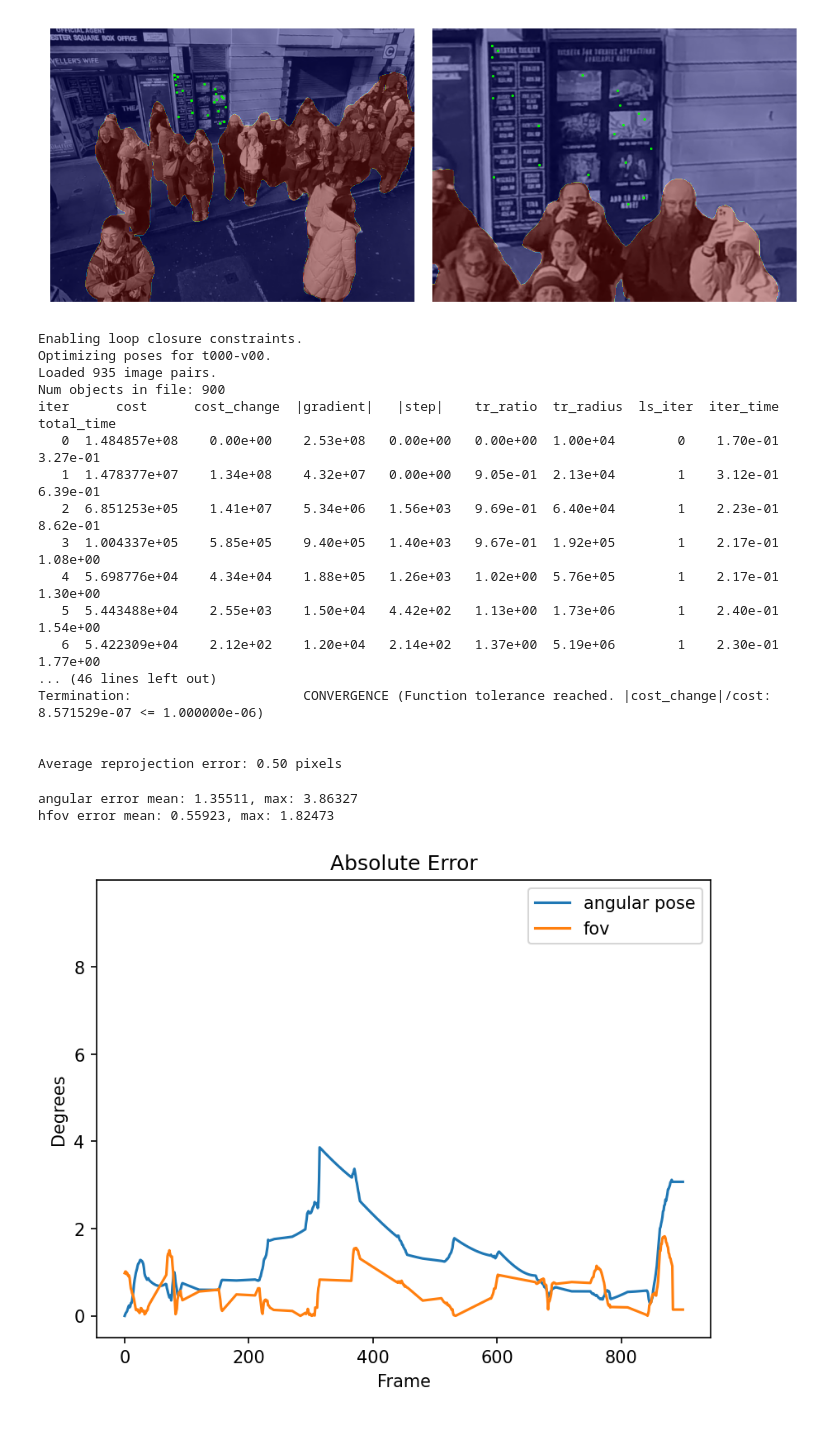
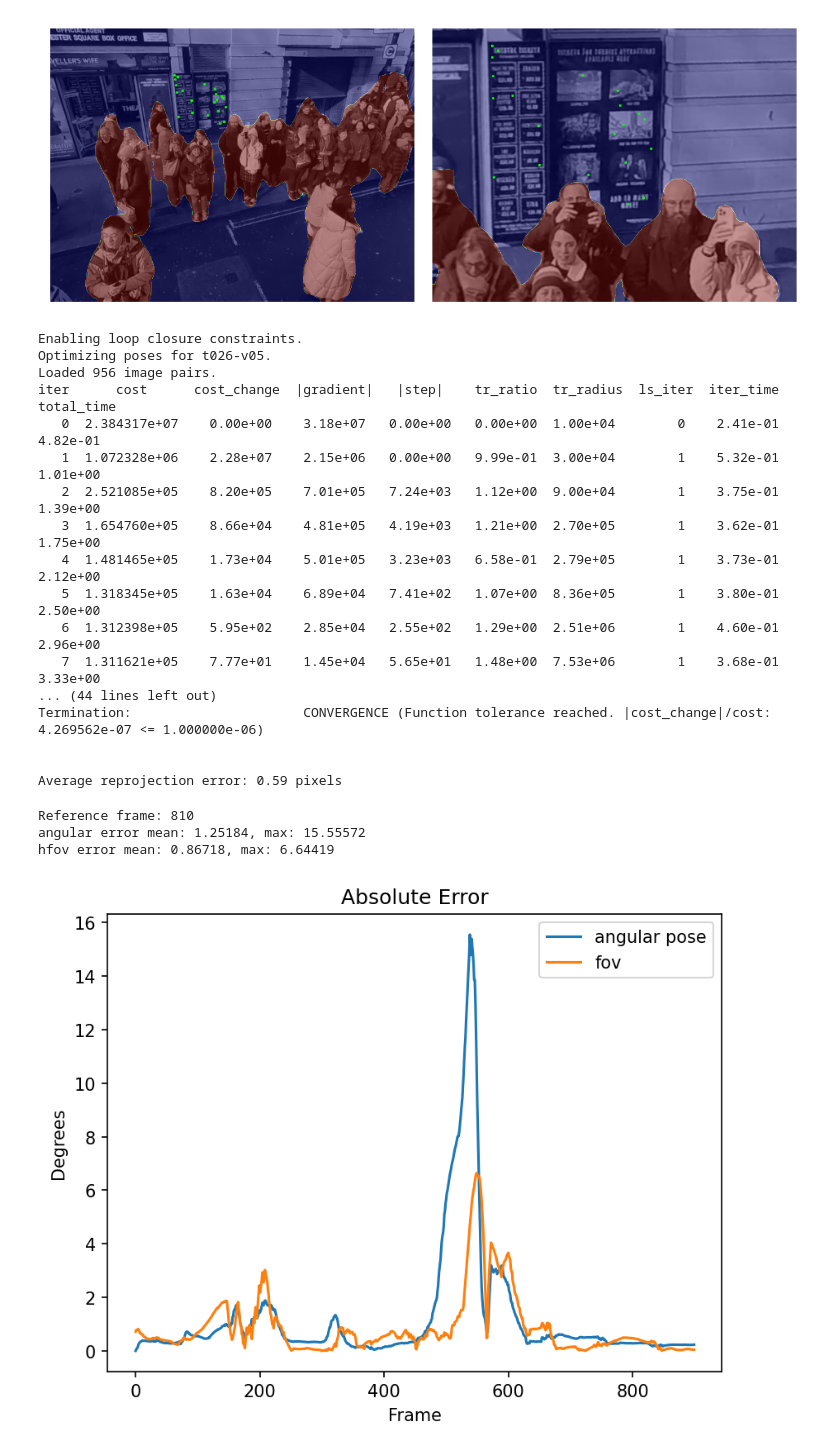
Before and after one commit to Unturned3/Core, a Jupyter notebook: EstimatePose.ipynb, the cells around one changed output. Cells and saved outputs as stored; diff of their text form; code cells hidden in the pictures.

```diff
--- a/EstimatePose.ipynb
+++ b/EstimatePose.ipynb
@@ -23,7 +21,7 @@ TRAJ_DIR = DATA_DIR
 
 in_vid_paths = sorted(glob(DATA_DIR + '*.mp4'))
 
-in_vid_path = in_vid_paths[0]
+in_vid_path = in_vid_paths[26]
 in_vid_stem = Path(in_vid_path).stem
 
 frames = utils.load_video(in_vid_path,
@@ -111,31 +114,34 @@ for p in image_pairs:
 opt_cmd = [
     '../Ceres/build/estimate', DATA_DIR, in_vid_stem + '-pairs.h5',
     'yes',  # enable loop closures
-    'yes',  # load existing camera params
-    'yes',   # use_stills
+    'no',  # load existing camera params
+    'no',   # use_stills
 ]
 ret = subprocess.run(opt_cmd)
 if ret.returncode != 0:
     print(f'Ceres exited with non-zero return code!')
 # %% [output]
 Enabling loop closure constraints.
-Optimizing poses for t000-v00.
-Loaded 935 image pairs.
-Num objects in file: 900
+Optimizing poses for t026-v05.
+Loaded 956 image pairs.
 iter      cost      cost_change  |gradient|   |step|    tr_ratio  tr_radius  ls_iter  iter_time  total_time
-   0  1.484857e+08    0.00e+00    2.53e+08   0.00e+00   0.00e+00  1.00e+04        0    1.70e-01    3.27e-01
-   1  1.478377e+07    1.34e+08    4.32e+07   0.00e+00   9.05e-01  2.13e+04        1    3.12e-01    6.39e-01
-   2  6.851253e+05    1.41e+07    5.34e+06   1.56e+03   9.69e-01  6.40e+04        1    2.23e-01    8.62e-01
-   3  1.004337e+05    5.85e+05    9.40e+05   1.40e+03   9.67e-01  1.92e+05        1    2.17e-01    1.08e+00
-   4  5.698776e+04    4.34e+04    1.88e+05   1.26e+03   1.02e+00  5.76e+05        1    2.17e-01    1.30e+00
-   5  5.443488e+04    2.55e+03    1.50e+04   4.42e+02   1.13e+00  1.73e+06        1    2.40e-01    1.54e+00
-   6  5.422309e+04    2.12e+02    1.20e+04   2.14e+02   1.37e+00  5.19e+06        1    2.30e-01    1.77e+00
-... (46 lines left out)
-Termination:                      CONVERGENCE (Function tolerance reached. |cost_change|/cost: 8.571529e-07 <= 1.000000e-06)
+   0  2.384317e+07    0.00e+00    3.18e+07   0.00e+00   0.00e+00  1.00e+04        0    2.41e-01    4.82e-01
+   1  1.072328e+06    2.28e+07    2.15e+06   0.00e+00   9.99e-01  3.00e+04        1    5.32e-01    1.01e+00
+   2  2.521085e+05    8.20e+05    7.01e+05   7.24e+03   1.12e+00  9.00e+04        1    3.75e-01    1.39e+00
+   3  1.654760e+05    8.66e+04    4.81e+05   4.19e+03   1.21e+00  2.70e+05        1    3.62e-01    1.75e+00
+   4  1.481465e+05    1.73e+04    5.01e+05   3.23e+03   6.58e-01  2.79e+05        1    3.73e-01    2.12e+00
+   5  1.318345e+05    1.63e+04    6.89e+04   7.41e+02   1.07e+00  8.36e+05        1    3.80e-01    2.50e+00
+   6  1.312398e+05    5.95e+02    2.85e+04   2.55e+02   1.29e+00  2.51e+06        1    4.60e-01    2.96e+00
+   7  1.311621e+05    7.77e+01    1.45e+04   5.65e+01   1.48e+00  7.53e+06        1    3.68e-01    3.33e+00
+... (44 lines left out)
+Termination:                      CONVERGENCE (Function tolerance reached. |cost_change|/cost: 4.269562e-07 <= 1.000000e-06)
 
 
-Average reprojection error: 0.50 pixels
+Average reprojection error: 0.59 pixels
 # %%
+ref_idx = utils.frame_with_most_loop_closures(image_pairs)
+print(f'Reference frame: {ref_idx}')
+
 cpe, cpg = utils.load_est_gt_poses(
     in_vid_path, video_width)
 
@@ -147,35 +153,36 @@ angular_err_rel = []
 hfov_err_abs = []
 hfov_err_rel = []
 cam_indices = []
 
 for i in sorted(cam_params_est.keys()):
     R = cam_params_est[i]['R']
     R_gt = cam_params_gt[i]['R']
 
     ae = np.degrees(Rot.from_matrix(R @ R_gt.T).magnitude())
     angular_err_abs.append(ae)
     angular_err_rel.append(ae / max(np.degrees(Rot.from_matrix(R_gt.T).magnitude()), 0.1))
 
     hfove = np.abs(cam_params_est[i]['hfov'] - cam_params_gt[i]['hfov'])
     hfov_err_abs.append(hfove)
     hfov_err_rel.append(hfove / cam_params_gt[i]['hfov'])
     cam_indices.append(i)
 
 print(f'angular error mean: {np.mean(angular_err_abs):.5f}, '
       f'max: {np.max(angular_err_abs):.5f}')
 print(f'hfov error mean: {np.mean(hfov_err_abs):.5f}, max: {np.max(hfov_err_abs):.5f}')
 
 fig, ax = plt.subplots(dpi=150)
 ax.set_title('Absolute Error')
 ax.plot(angular_err_abs, label='angular pose')
 ax.plot(hfov_err_abs, label='fov')
 ax.set_xlabel('Frame')
 ax.set_ylabel('Degrees')
-ax.set_ylim(-0.5, 10)
-ax.set_yticks(np.arange(0, 8.5, 2))
+#ax.set_ylim(-0.5, 10)
+#ax.set_yticks(np.arange(0, 8.5, 2))
 ax.legend()
 plt.show()
 # %% [output]
-angular error mean: 1.35511, max: 3.86327
-hfov error mean: 0.55923, max: 1.82473
+Reference frame: 810
+angular error mean: 1.25184, max: 15.55572
+hfov error mean: 0.86718, max: 6.64419
-[figure, old version]
+[figure, new version]
```
Also changed, not shown: parts of 13 cells of this notebook, 1 other file.
